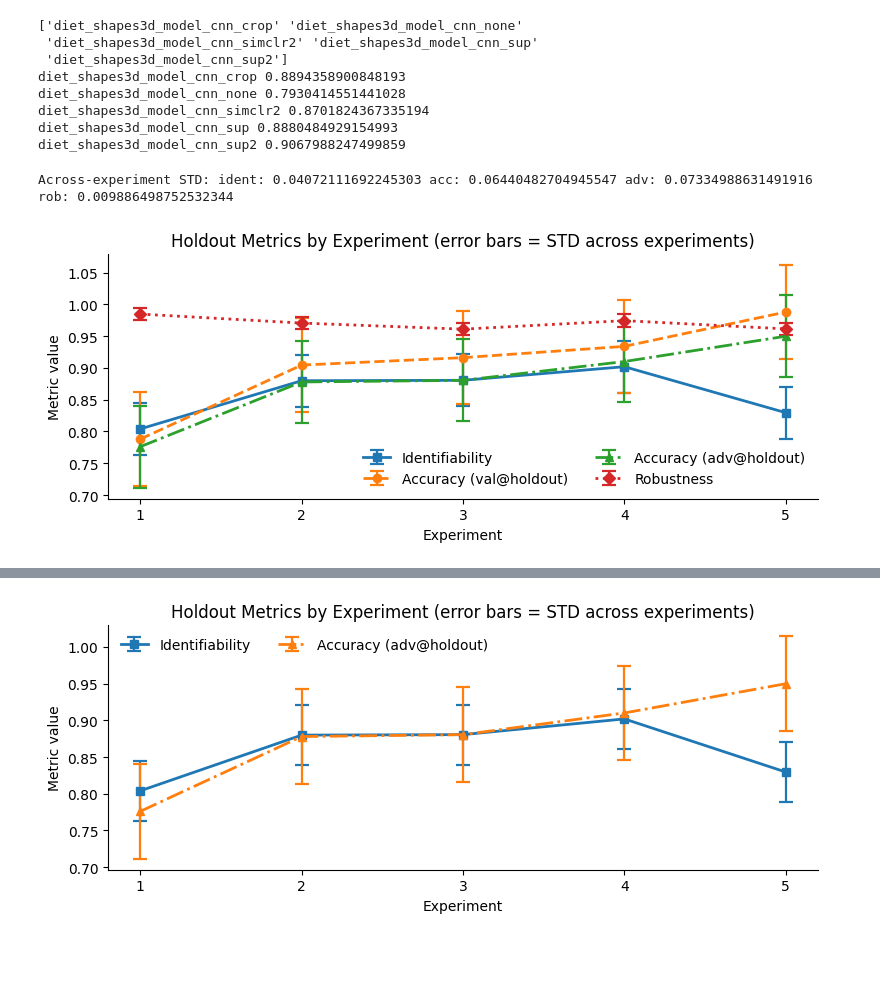
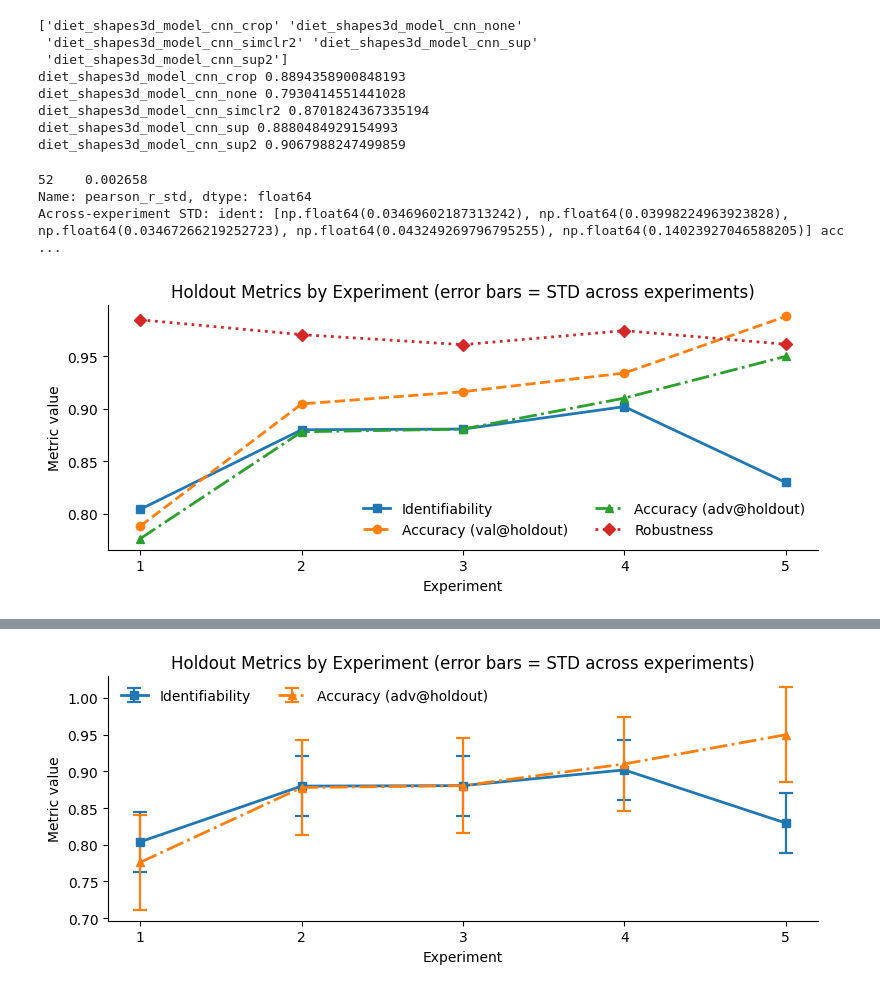
Before and after one commit to miguelmartins/csi-robustness, a Jupyter notebook: dsprites_shapes3d.ipynb, the cells around one changed output, grey strips where cells are left out. Drawn from its saved outputs; the diff is of its cells as text; code cells hidden in the pictures; blank space fills up the shorter version.

```diff
--- a/dsprites_shapes3d.ipynb
+++ b/dsprites_shapes3d.ipynb
@@ -332,20 +299,23 @@ def nanstd(vec):
     if v.size <= 1:
         return np.nan
     return np.nanstd(v, ddof=1)
-
+ident_std, acc_std, adv_std, rob_std = [], [], [], []
 for experiment in experiments:
     agg_ = agg[agg.condition == experiment]
     metric_col = agg_.columns[4]
-
+    metric_col_std = agg_.columns[5]
     id_series  = agg_.loc[(agg_.split == 'val') & (agg_.coordinate_idx != 4), metric_col]
     val_series = agg_.loc[(agg_.split == 'val') & (agg_.coordinate_idx == 4),  metric_col]
     adv_series = agg_.loc[(agg_.split == 'adv') & (agg_.coordinate_idx == 4),  metric_col]
 
+    acc.append(float(agg_.loc[(agg_.split == 'val') & (agg_.coordinate_idx == 4),  metric_col].iloc[0]))
+    adv.append(float(agg_.loc[(agg_.split == 'adv') & (agg_.coordinate_idx == 4),  metric_col].iloc[0]))
+
+    acc_std.append(float(agg_.loc[(agg_.split == 'val') & (agg_.coordinate_idx == 4),  metric_col_std].iloc[0]))
+    adv_std.append(float(agg_.loc[(agg_.split == 'adv') & (agg_.coordinate_idx == 4),  metric_col_std].iloc[0]))
     # Point estimates per experiment
     ident.append(id_series.mean())
-    adv.append(val_series.mean())   # "Accuracy (val@holdout)" in your legend
-    acc.append(adv_series.mean())   # "Accuracy (adv@holdout)" in your legend
-
+    ident_std.append(id_series.std())
     # Robustness per experiment
     v = val_series.to_numpy(dtype=float)
     a = adv_series.to_numpy(dtype=float)
@@ -358,48 +328,51 @@ for experiment in experiments:
         v_safe = np.where(v == 0, np.nan, v)
         rob_vals = 1 - ((v - a) / v_safe)
         rob.append(np.nanmean(rob_vals))
+        rob_std.append(np.nanstd(rob_vals))
 
 # --- Compute STD across experiments (global) and apply as constant error bars ---
-ident_std = nanstd(ident)
-acc_std   = nanstd(acc)
-adv_std   = nanstd(adv)
+# ident_std = nanstd(ident)
+#acc_std   = nanstd(acc)
+#adv_std   = nanstd(adv)
 rob_std   = nanstd(rob)
-
+print(val_series_std)
 ident_yerr = np.full(len(x), ident_std, dtype=float)
-acc_yerr   = np.full(len(x), acc_std,   dtype=float)
-adv_yerr   = np.full(len(x), adv_std,   dtype=float)
+acc_yerr   = np.full(len(x), val_series_std,   dtype=float)
+adv_yerr   = np.full(len(x), adv_series_std,   dtype=float)
 rob_yerr   = np.full(len(x), rob_std,   dtype=float)
 
 print("Across-experiment STD:",
       "ident:", ident_std, "acc:", acc_std, "adv:", adv_std, "rob:", rob_std)
 
 # --- Plot: different style per series for readability ---
 fig, ax = plt.subplots(figsize=(8, 3.4))
 
 series = [
     ("Identifiability",            ident, ident_yerr, dict(fmt='s-',  linewidth=2, markersize=6)),
-    ("Accuracy (val@holdout)",     adv,   adv_yerr,   dict(fmt='o--', linewidth=2, markersize=6)),
-    ("Accuracy (adv@holdout)",     acc,   acc_yerr,   dict(fmt='^-.' ,linewidth=2, markersize=6)),
+    ("Accuracy (val@holdout)",     acc,   acc_yerr,   dict(fmt='o--', linewidth=2, markersize=6)),
+    ("Accuracy (adv@holdout)",     adv,   adv_yerr,   dict(fmt='^-.' ,linewidth=2, markersize=6)),
     ("Robustness",                 rob,   rob_yerr,   dict(fmt='D:',  linewidth=2, markersize=6)),
 ]
 
 for label, y, yerr, sty in series:
     ax.errorbar(
-        x, y, yerr=yerr,
+        x, y, # yerr=yerr,
         capsize=5, capthick=1.6, elinewidth=1.6,
         label=label,
         **sty
     )
 
 ax.set_xticks(x)
 ax.set_xticklabels(x_dict[ds], rotation=0)
 ax.set_xlabel("Experiment")
 ax.set_ylabel("Metric value")
 ax.set_title("Holdout Metrics by Experiment (error bars = STD across experiments)")
 ax.legend(ncol=2, frameon=False)
 ax.spines[['top', 'right']].set_visible(False)
 plt.tight_layout()
 plt.show()
 # %% [output]
-Across-experiment STD: ident: 0.04072111692245303 acc: 0.06440482704945547 adv: 0.07334988631491916 rob: 0.009886498752532344
+52    0.002658
+Name: pearson_r_std, dtype: float64
+Across-experiment STD: ident: [np.float64(0.03469602187313242), np.float64(0.03998224963923828), np.float64(0.03467266219252723), np.float64(0.043249269796795255), np.float64(0.14023927046588205)] acc ...
-[figure, old version]
+[figure, new version]
```
Also changed, not shown: parts of 3 cells of this notebook, 12 other files.
